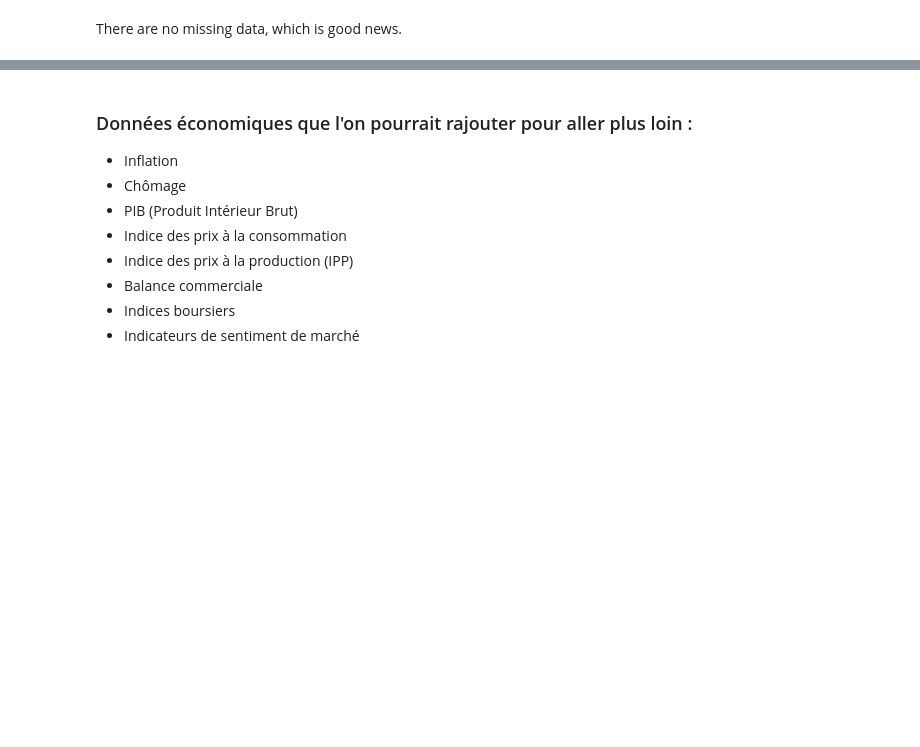
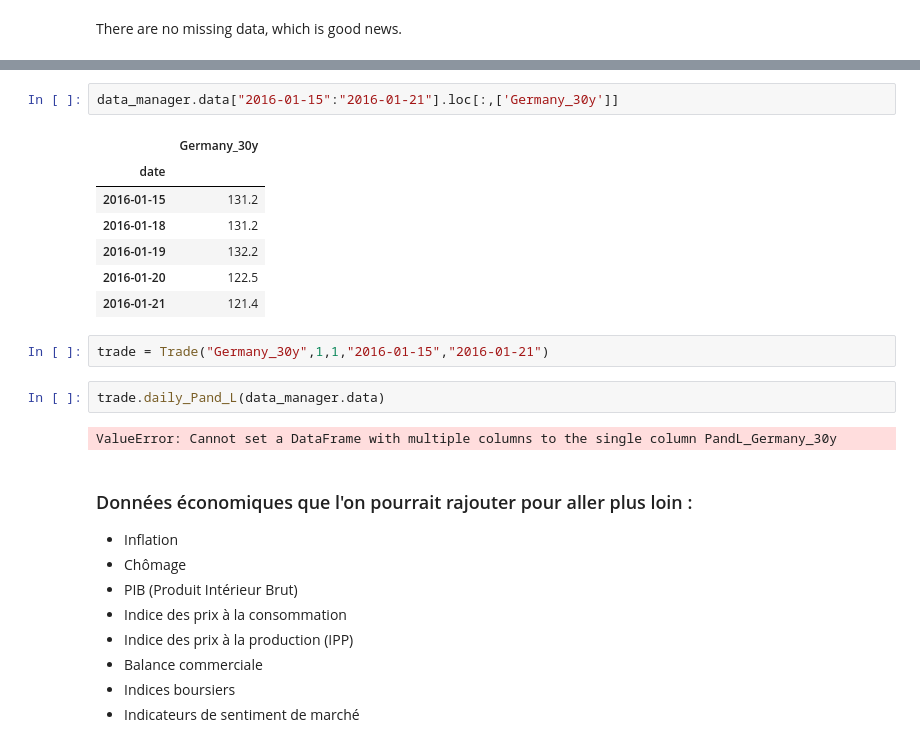
Before and after one commit to MartialLig/Govies_Quant_Trading, a Jupyter notebook: Project/playground.ipynb, the cells around one changed output, grey strips where cells are left out. Saved outputs shown, nothing was run; the diff lists cells and outputs as text; blank space fills up the shorter version.

```diff
--- a/Project/playground.ipynb
+++ b/Project/playground.ipynb
@@ -62,3 +248,19 @@ There are no missing data, which is good news.
+# %%
+data_manager.data["2016-01-15":"2016-01-21"].loc[:,['Germany_30y']]
+# %% [output]
+|  | Germany_30y |
+| date |  |
+| 2016-01-15 | 131.2 |
+| 2016-01-18 | 131.2 |
+| 2016-01-19 | 132.2 |
+| 2016-01-20 | 122.5 |
+| 2016-01-21 | 121.4 |
+# %%
+trade = Trade("Germany_30y",1,1,"2016-01-15","2016-01-21")
+# %%
+trade.daily_Pand_L(data_manager.data)
+# %% [output]
+ValueError: Cannot set a DataFrame with multiple columns to the single column PandL_Germany_30y
 # %% [markdown]
 ### Données économiques que l'on pourrait rajouter pour aller plus loin :
 
```
Also changed, not shown: parts of 14 cells of this notebook, 7 other files.
